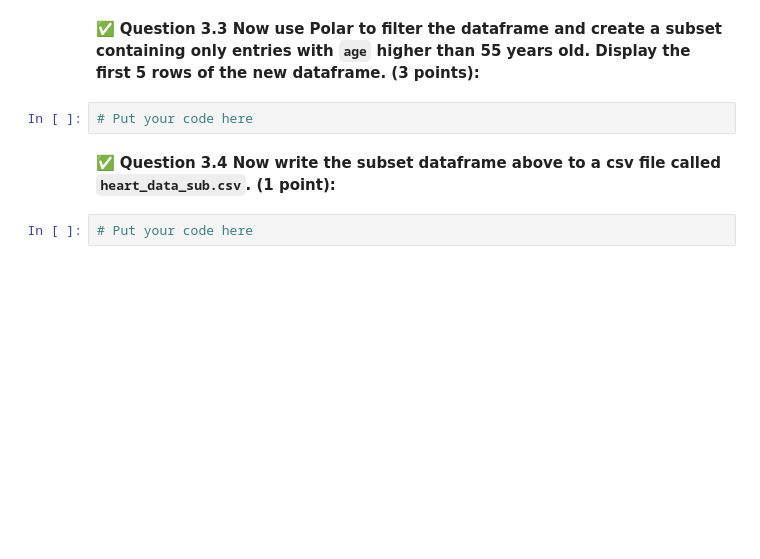
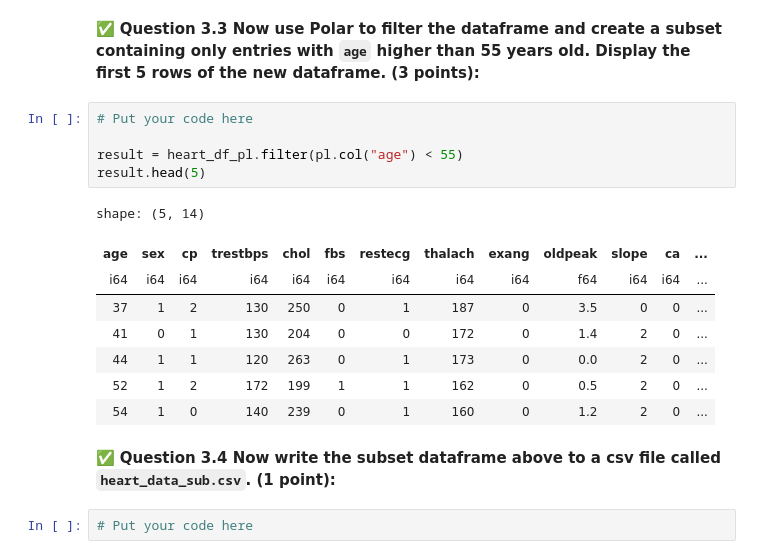
Before and after one commit to Zwillbeast659/CMSE202-f25-turnin, a Jupyter notebook: midterm/CMSE202-Midterm-Section003-STUDENT-F25.ipynb, the cells around one changed output. Drawn from its saved outputs; the diff is of its cells as text; blank space fills up the shorter version.

```diff
--- a/midterm/CMSE202-Midterm-Section003-STUDENT-F25.ipynb
+++ b/midterm/CMSE202-Midterm-Section003-STUDENT-F25.ipynb
@@ -182,6 +204,18 @@ Take a moment to save your notebook, commit  and push the changes to your Git re
 &#9989; **Question 3.3 Now use Polar to filter the dataframe and create a subset containing only entries with `age` higher than 55 years old. Display the first 5 rows of the new dataframe. (3 points):**
 # %%
 # Put your code here
+
+result = heart_df_pl.filter(pl.col("age") < 55)
+result.head(5)
+# %% [output]
+shape: (5, 14)
+| age | sex | cp | trestbps | chol | fbs | restecg | thalach | exang | oldpeak | slope | ca | ... |
+| i64 | i64 | i64 | i64 | i64 | i64 | i64 | i64 | i64 | f64 | i64 | i64 | ... |
+| 37 | 1 | 2 | 130 | 250 | 0 | 1 | 187 | 0 | 3.5 | 0 | 0 | ... |
+| 41 | 0 | 1 | 130 | 204 | 0 | 0 | 172 | 0 | 1.4 | 2 | 0 | ... |
+| 44 | 1 | 1 | 120 | 263 | 0 | 1 | 173 | 0 | 0.0 | 2 | 0 | ... |
+| 52 | 1 | 2 | 172 | 199 | 1 | 1 | 162 | 0 | 0.5 | 2 | 0 | ... |
+| 54 | 1 | 0 | 140 | 239 | 0 | 1 | 160 | 0 | 1.2 | 2 | 0 | ... |
 # %% [markdown]
 &#9989; **Question 3.4 Now write the subset dataframe above to a csv file called `heart_data_sub.csv`. (1 point):**
 # %%
```
Also changed, not shown: parts of 5 cells of this notebook.
